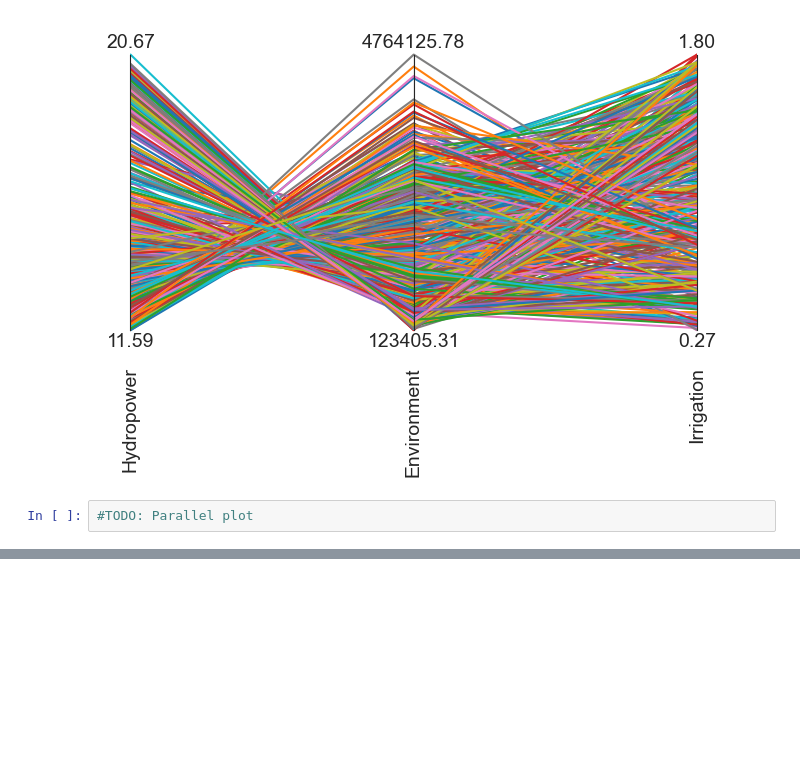
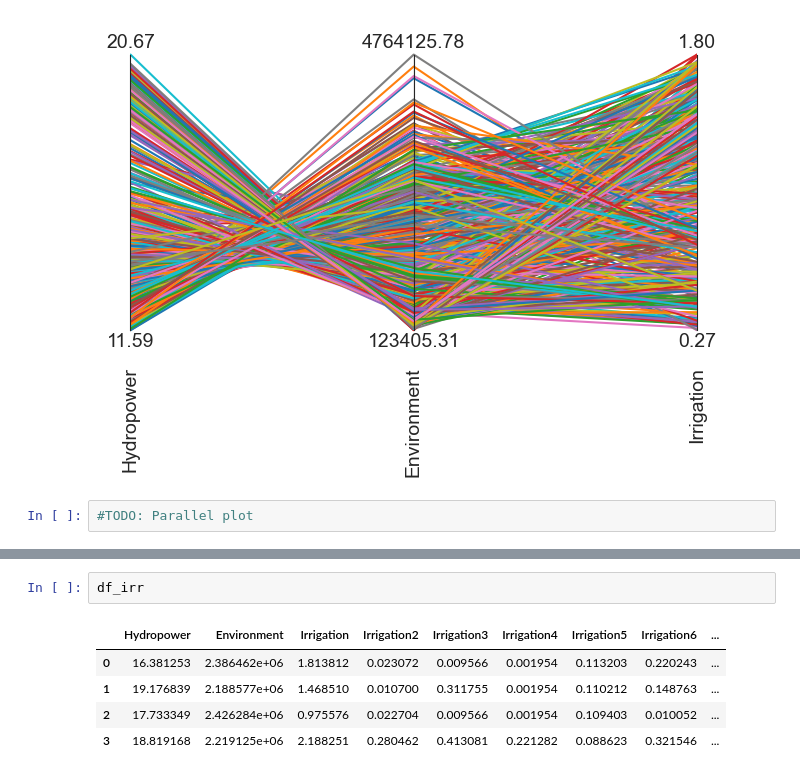
Before and after one commit to poeufs/16.02.22.Multiobjective, a Jupyter notebook: Multiobjective-multi-reservoir-control-d50e4da0f6a9a9c852b4904e640299adc96714bb/ZambeziSmashPython/optimization_results/Visualization_opt.ipynb, the cells around one changed output, grey strips where cells are left out. Saved outputs shown, nothing was run; the diff lists cells and outputs as text; blank space fills up the shorter version.

```diff
--- a/Multiobjective-multi-reservoir-control-d50e4da0f6a9a9c852b4904e640299adc96714bb/ZambeziSmashPython/optimization_results/Visualization_opt.ipynb
+++ b/Multiobjective-multi-reservoir-control-d50e4da0f6a9a9c852b4904e640299adc96714bb/ZambeziSmashPython/optimization_results/Visualization_opt.ipynb
@@ -117,0 +64,8 @@ ReadError: not a gzip file
+# %%
+df_irr
+# %% [output]
+|  | Hydropower | Environment | Irrigation | Irrigation2 | Irrigation3 | Irrigation4 | Irrigation5 | Irrigation6 | ... |
+| 0 | 16.381253 | 2.386462e+06 | 1.813812 | 0.023072 | 0.009566 | 0.001954 | 0.113203 | 0.220243 | ... |
+| 1 | 19.176839 | 2.188577e+06 | 1.468510 | 0.010700 | 0.311755 | 0.001954 | 0.110212 | 0.148763 | ... |
+| 2 | 17.733349 | 2.426284e+06 | 0.975576 | 0.022704 | 0.009566 | 0.001954 | 0.109403 | 0.010052 | ... |
+| 3 | 18.819168 | 2.219125e+06 | 2.188251 | 0.280462 | 0.413081 | 0.221282 | 0.088623 | 0.321546 | ... |
```
Also changed, not shown: parts of 12 cells of this notebook, 3 other files.
